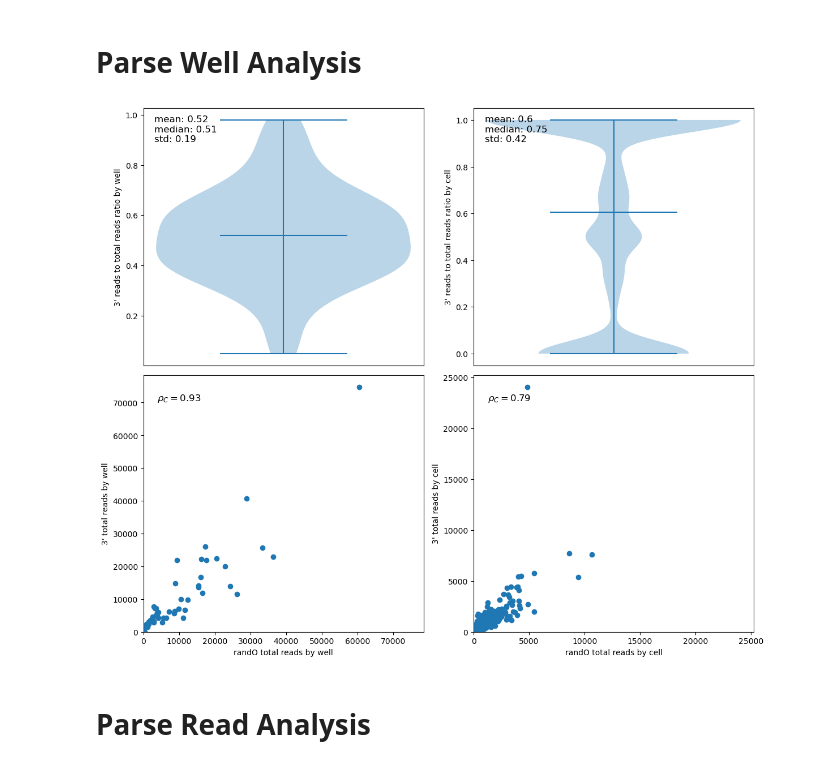
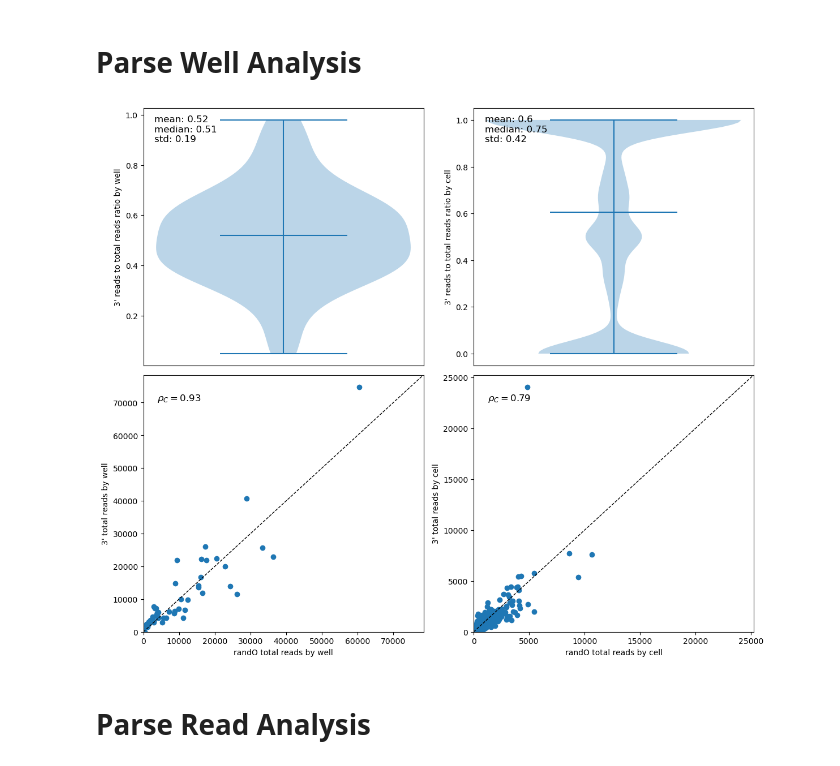
Before and after one commit to mcaskey6/10XvParse, a Jupyter notebook: Analysis 1/parse_test.ipynb, the cells around one changed output. Cells and saved outputs as stored; diff of their text form; code cells hidden in the pictures.

Commit message:
Added x=y to plots and did more in-depth analysis of predicted doublets with scrublet

```diff
--- a/Analysis 1/parse_test.ipynb
+++ b/Analysis 1/parse_test.ipynb
@@ -291,34 +291,36 @@ ax[0,1].set_xticks([])
 ax[0,1].set_ylabel("3' reads to total reads ratio by cell")
 string = "mean: " + str(round(np.mean(cell_read_ratios),2)) + "\nmedian: " + str(round(np.median(cell_read_ratios),2)) + "\nstd: " + str(round(np.std(cell_read_ratios),2))
 ax[0,1].text(0.04, 0.87, string, transform=ax[0,1].transAxes, fontsize=12)
 
 polyT_well_reads = wells_data.obs[wells_data.obs['polyT']].groupby('well')['n_counts'].sum()
 randO_well_reads = wells_data.obs[wells_data.obs['randO']].groupby('well')['n_counts'].sum()
 well_reads_df = pd.concat([polyT_well_reads, randO_well_reads], axis=1).fillna(0)
 well_reads_df = well_reads_df.set_axis(['polyT_reads', 'randO_reads'], axis=1)
 
 ax[1,0].scatter(well_reads_df['randO_reads'], well_reads_df['polyT_reads'])
 ax[1,0].set_xlabel('randO total reads by well')
 ax[1,0].set_ylabel('3\' total reads by well')
 max_lim = max(well_reads_df['randO_reads'].max(), well_reads_df['polyT_reads'].max())
 ax[1,0].set_xlim(0, 1.05*max_lim)
 ax[1,0].set_ylim(0, 1.05*max_lim)
+ax[1,0].plot([0, 1.05*max_lim], [0, 1.05*max_lim], color='black', linestyle='--', linewidth=1) # x=y line
 CCC_r = CCC(well_reads_df['randO_reads'], well_reads_df['polyT_reads'])
 ax[1,0].text(0.05, 0.9, r'$\rho_C=%.2f$' % (CCC_r, ), transform=ax[1,0].transAxes, fontsize=12)
 
 ax[1,1].scatter(parse_data.obs['randO_reads'], parse_data.obs['polyT_reads'])
 ax[1,1].set_xlabel('randO total reads by cell')
 ax[1,1].set_ylabel('3\' total reads by cell')
 max_lim = max(parse_data.obs['randO_reads'].max(), parse_data.obs['polyT_reads'].max())
 ax[1,1].set_xlim(0, 1.05*max_lim)
 ax[1,1].set_ylim(0, 1.05*max_lim)
+ax[1,1].plot([0, 1.05*max_lim], [0, 1.05*max_lim], color='black', linestyle='--', linewidth=1) # x=y line
 CCC_r = CCC(parse_data.obs['randO_reads'], parse_data.obs['polyT_reads'])
 ax[1,1].text(0.05, 0.9, r'$\rho_C=%.2f$' % (CCC_r, ), transform=ax[1,1].transAxes, fontsize=12)
 
 plt.tight_layout()
 plt.show()
 # %% [output]
-[figure, old version]
+[figure, new version]
 # %% [markdown]
 # Parse Read Analysis
 # %%
```
Also changed, not shown: 1 other file.
